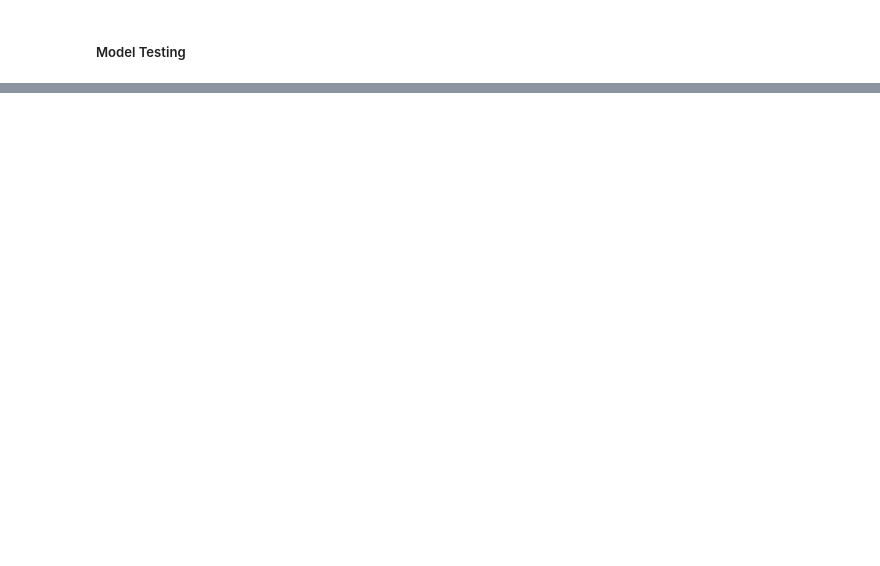
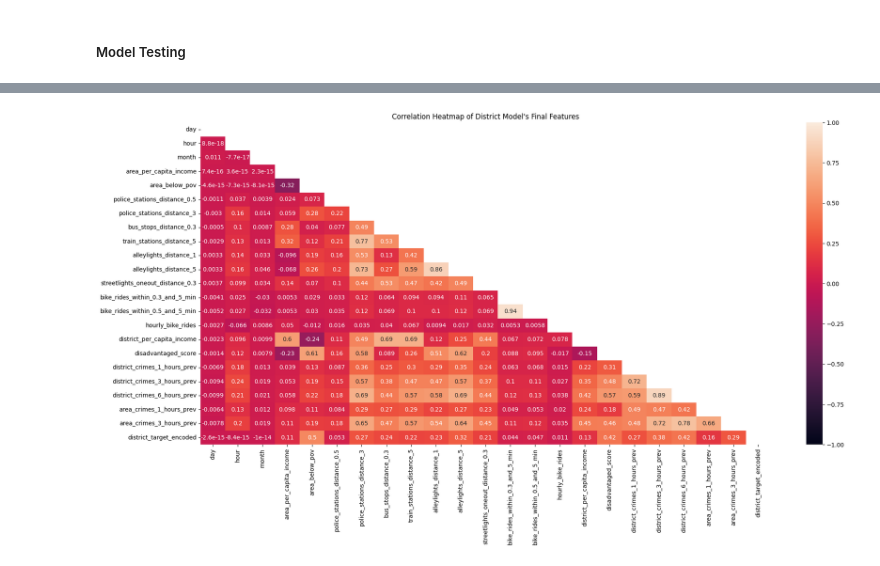
Before and after one commit to evanameyer1/Uncovering-New-Factors-In-Chicago-Crime-through-Regression-Models, a Jupyter notebook: models/notebooks/06_linear_regression.ipynb, the cells around one changed output, grey strips where cells are left out. Saved outputs shown, nothing was run; the diff lists cells and outputs as text; code cells hidden in the pictures; blank space fills up the shorter version.

```diff
--- a/models/notebooks/06_linear_regression.ipynb
+++ b/models/notebooks/06_linear_regression.ipynb
@@ -275,3 +341,29 @@ district_sfs.fit(lr_district_feature_training_data, district_target_training_dat
+# %%
+district_best_features = [
+    'day',
+    'hour',
+    'month',
+    'area_per_capita_income',
+    'area_below_pov',
+    'police_stations_distance_0.5',
+    'police_stations_distance_3',
+    'bus_stops_distance_0.3',
+    'train_stations_distance_5',
+    'alleylights_distance_1',
+    'alleylights_distance_5',
+    'streetlights_oneout_distance_0.3',
+    'bike_rides_within_0.3_and_5_min',
+    'bike_rides_within_0.5_and_5_min',
+    'hourly_bike_rides',
+    'district_per_capita_income',
+    'disadvantaged_score',
+    'district_crimes_1_hours_prev',
+    'district_crimes_3_hours_prev',
+    'district_crimes_6_hours_prev',
+    'area_crimes_1_hours_prev',
+    'area_crimes_3_hours_prev',
+    'district_target_encoded'
+]
 # %% [markdown]
 ##### Model Training
 # %%
@@ -328,0 +570,4 @@ print(f"R^2 Score: {district_r2}")
+# %%
+generate_correlation_heatmap(lr_district_feature_training_data, (22, 10), "Correlation Heatmap of District Model's Final Features", 'district_final_features_corr')
+# %% [output]
+[figure, added]
```
Also changed, not shown: parts of 24 cells of this notebook, 28 other files.
